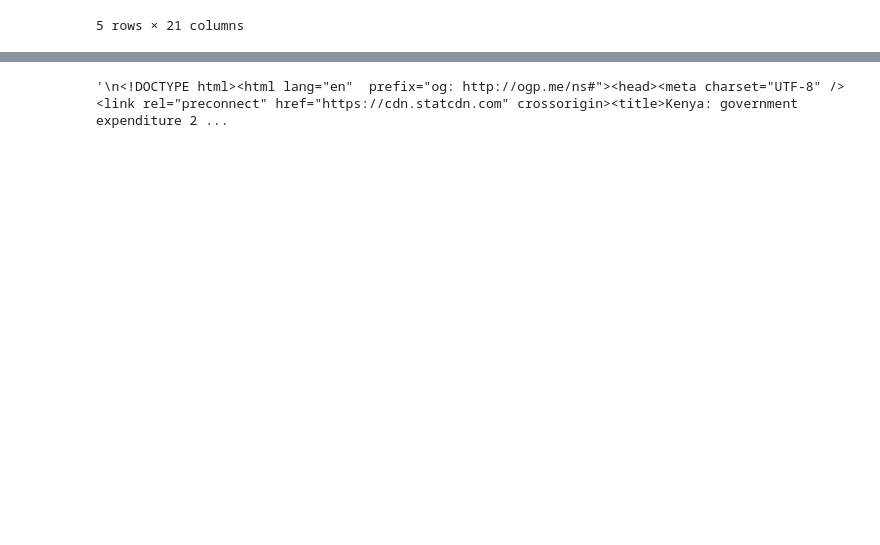
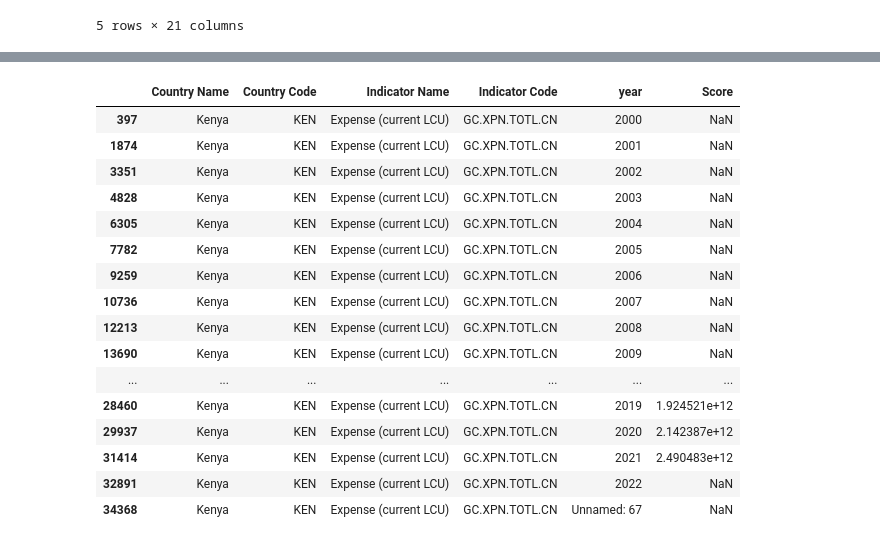
Before and after one commit to valarythairu/Development-Indicators, a Jupyter notebook: index.ipynb, the cells around one changed output, grey strips where cells are left out. Saved outputs shown, nothing was run; the diff lists cells and outputs as text; code cells hidden in the pictures; blank space fills up the shorter version.

```diff
--- a/index.ipynb
+++ b/index.ipynb
@@ -141,7 +80,22 @@ response.headers
-# %%
-pass_url = "https://www.statista.com/statistics/1223279/government-expenditure-in-kenya/"
-
-response = requests.get(pass_url)
-response.text
-# %% [output]
-'\n<!DOCTYPE html><html lang="en"  prefix="og: http://ogp.me/ns#"><head><meta charset="UTF-8" /><link rel="preconnect" href="https://cdn.statcdn.com" crossorigin><title>Kenya: government expenditure 2 ...
+# %%
+Economic_Indicators = ["Expense (current LCU)"]
+Economic_data= Ke_datas[Ke_datas['Indicator Name'].isin(Economic_Indicators)]
+Economic_data
+# %% [output]
+|  | Country Name | Country Code | Indicator Name | Indicator Code | year | Score |
+| 397 | Kenya | KEN | Expense (current LCU) | GC.XPN.TOTL.CN | 2000 | NaN |
+| 1874 | Kenya | KEN | Expense (current LCU) | GC.XPN.TOTL.CN | 2001 | NaN |
+| 3351 | Kenya | KEN | Expense (current LCU) | GC.XPN.TOTL.CN | 2002 | NaN |
+| 4828 | Kenya | KEN | Expense (current LCU) | GC.XPN.TOTL.CN | 2003 | NaN |
+| 6305 | Kenya | KEN | Expense (current LCU) | GC.XPN.TOTL.CN | 2004 | NaN |
+| 7782 | Kenya | KEN | Expense (current LCU) | GC.XPN.TOTL.CN | 2005 | NaN |
+| 9259 | Kenya | KEN | Expense (current LCU) | GC.XPN.TOTL.CN | 2006 | NaN |
+| 10736 | Kenya | KEN | Expense (current LCU) | GC.XPN.TOTL.CN | 2007 | NaN |
+| 12213 | Kenya | KEN | Expense (current LCU) | GC.XPN.TOTL.CN | 2008 | NaN |
+| 13690 | Kenya | KEN | Expense (current LCU) | GC.XPN.TOTL.CN | 2009 | NaN |
+| ... | ... | ... | ... | ... | ... | ... |
+| 28460 | Kenya | KEN | Expense (current LCU) | GC.XPN.TOTL.CN | 2019 | 1.924521e+12 |
+| 29937 | Kenya | KEN | Expense (current LCU) | GC.XPN.TOTL.CN | 2020 | 2.142387e+12 |
+| 31414 | Kenya | KEN | Expense (current LCU) | GC.XPN.TOTL.CN | 2021 | 2.490483e+12 |
+| 32891 | Kenya | KEN | Expense (current LCU) | GC.XPN.TOTL.CN | 2022 | NaN |
+| 34368 | Kenya | KEN | Expense (current LCU) | GC.XPN.TOTL.CN | Unnamed: 67 | NaN |
```
Also changed, not shown: parts of 9 cells of this notebook.
